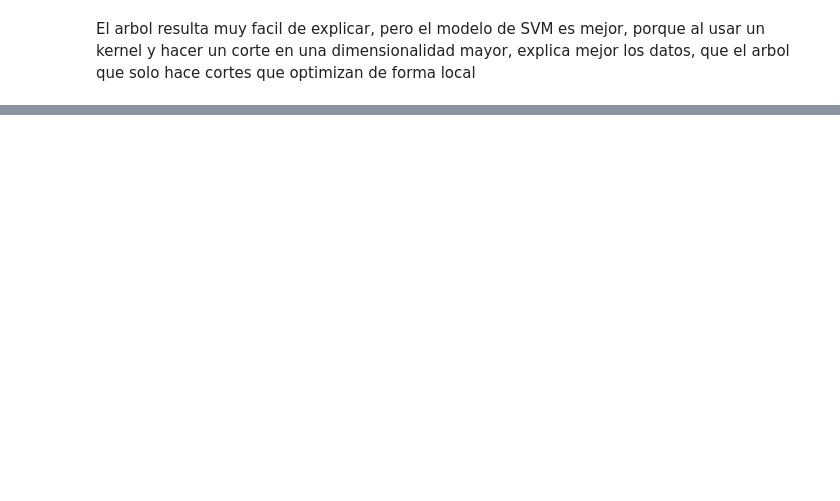
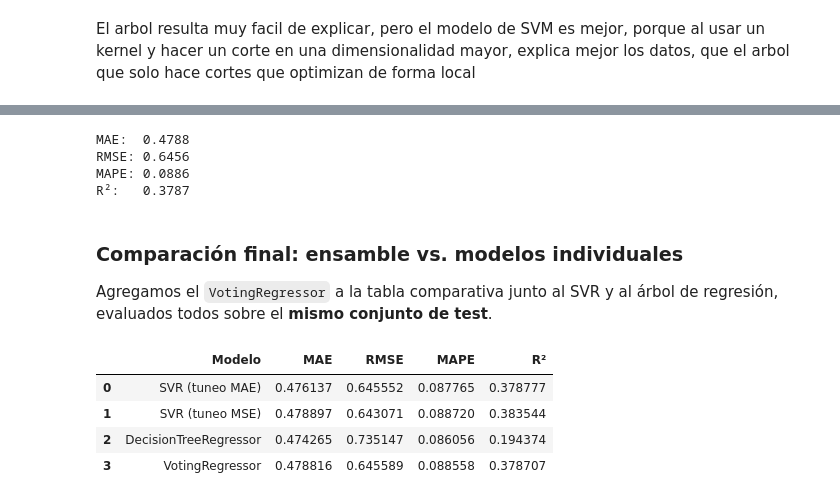
Before and after one commit to francomor/ceia-trabajos, a Jupyter notebook: aprendizaje_maquina/clase3/ejercicio_resuelto.ipynb, the cells around one changed output, grey strips where cells are left out. Cells and saved outputs as stored; diff of their text form; code cells hidden in the pictures; blank space fills up the shorter version.

```diff
--- a/aprendizaje_maquina/clase3/ejercicio_resuelto.ipynb
+++ b/aprendizaje_maquina/clase3/ejercicio_resuelto.ipynb
@@ -491,0 +536,55 @@ El arbol resulta muy facil de explicar, pero el modelo de SVM es mejor, porque a
+# %%
+bp = study_voting.best_params
+
+best_voting = VotingRegressor(
+    estimators=[
+        ("tree", DecisionTreeRegressor(
+            max_depth=bp["tree__max_depth"],
+            criterion=bp["tree__criterion"],
+            min_samples_split=bp["tree__min_samples_split"],
+            min_samples_leaf=bp["tree__min_samples_leaf"],
+            ccp_alpha=bp["tree__ccp_alpha"],
+            random_state=42,
+        )),
+        ("svr", SVR(kernel="rbf", C=bp["svr__C"], gamma="scale",
+                    epsilon=bp["svr__epsilon"], cache_size=500, max_iter=200000)),
+        ("ridge", Ridge(alpha=bp["ridge__alpha"])),
+    ],
+    weights=[bp["w_tree"], bp["w_svr"], bp["w_ridge"]],
+)
+best_voting.fit(X_train, y_train)
+y_pred_voting = best_voting.predict(X_test)
+
+mae_voting  = mean_absolute_error(y_test, y_pred_voting)
+rmse_voting = root_mean_squared_error(y_test, y_pred_voting)
+mape_voting = mean_absolute_percentage_error(y_test, y_pred_voting)
+r2_voting   = r2_score(y_test, y_pred_voting)
+
+print(f"MAE:  {mae_voting:.4f}")
+print(f"RMSE: {rmse_voting:.4f}")
+print(f"MAPE: {mape_voting:.4f}")
+print(f"R²:   {r2_voting:.4f}")
+# %% [output]
+MAE:  0.4788
+RMSE: 0.6456
+MAPE: 0.0886
+R²:   0.3787
+# %% [markdown]
+### Comparación final: ensamble vs. modelos individuales
+
+Agregamos el `VotingRegressor` a la tabla comparativa junto al SVR y al árbol de regresión, evaluados todos sobre el **mismo conjunto de test**.
+# %%
+comparison_ensemble = pd.DataFrame({
+    "Modelo": ["SVR (tuneo MAE)", "SVR (tuneo MSE)", "DecisionTreeRegressor", "VotingRegressor"],
+    "MAE":  [mae,  mae_mse,  mae_tree,  mae_voting],
+    "RMSE": [rmse, rmse_mse, rmse_tree, rmse_voting],
+    "MAPE": [mape, mape_mse, mape_tree, mape_voting],
+    "R²":   [r2,   r2_mse,   r2_tree,   r2_voting],
+})
+comparison_ensemble
+# %% [output]
+|  | Modelo | MAE | RMSE | MAPE | R² |
+| 0 | SVR (tuneo MAE) | 0.476137 | 0.645552 | 0.087765 | 0.378777 |
+| 1 | SVR (tuneo MSE) | 0.478897 | 0.643071 | 0.088720 | 0.383544 |
+| 2 | DecisionTreeRegressor | 0.474265 | 0.735147 | 0.086056 | 0.194374 |
+| 3 | VotingRegressor | 0.478816 | 0.645589 | 0.088558 | 0.378707 |
```
Also changed, not shown: parts of 5 cells of this notebook, 4 other files.
